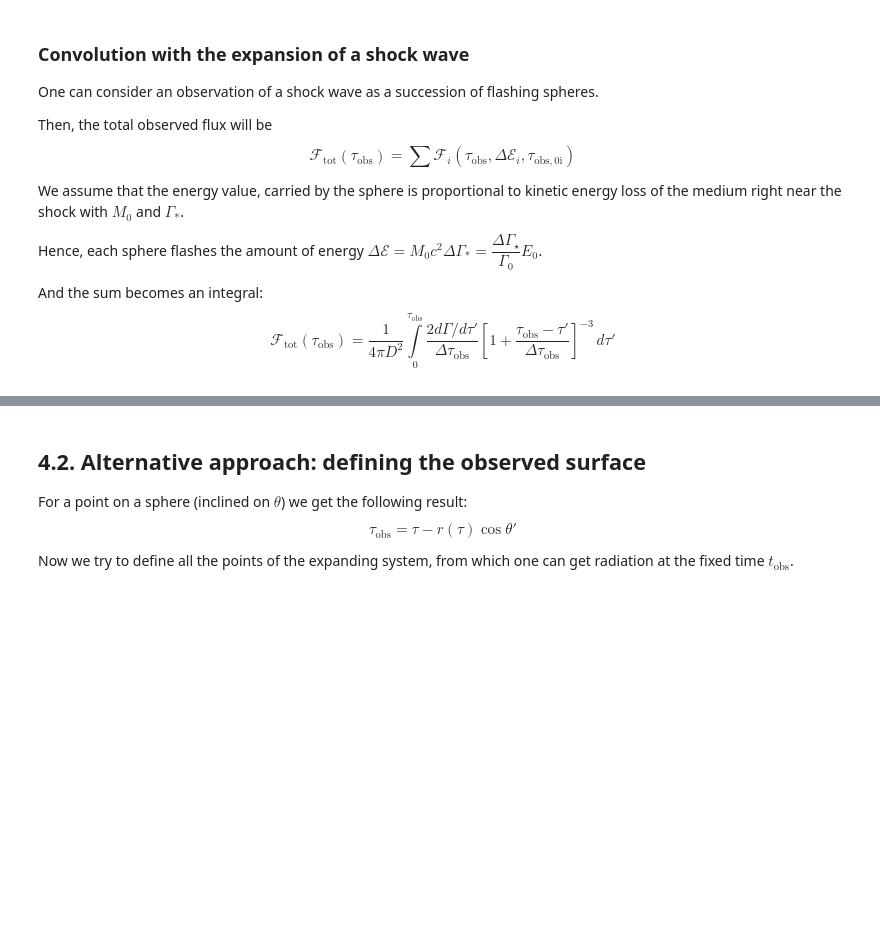
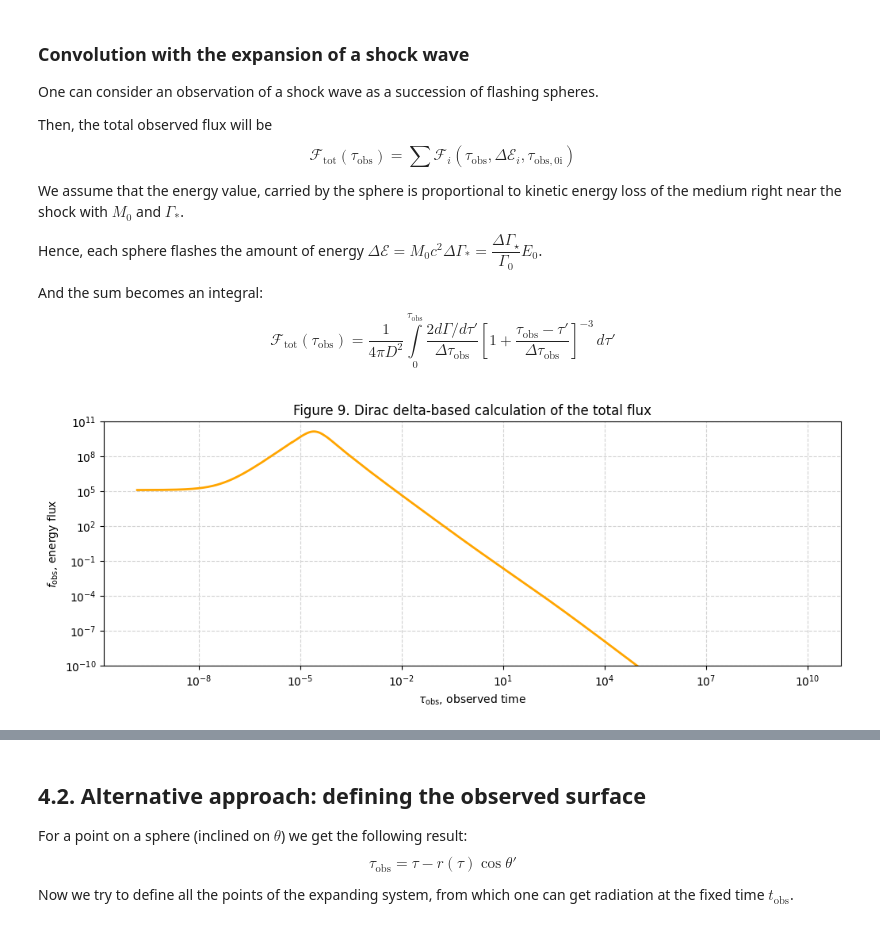
Before and after one commit to KleimenovM/GRBRemnant, a Jupyter notebook: Kleimenov_Schwenkreis_-_Gamma-ray_birsts.ipynb, the cells around one changed output, grey strips where cells are left out. Saved outputs shown, nothing was run; the diff lists cells and outputs as text; code cells hidden in the pictures; blank space fills up the shorter version.

Commit message:
A simple calculation of the bolometric flux added

```diff
--- a/Kleimenov_Schwenkreis_-_Gamma-ray_birsts.ipynb
+++ b/Kleimenov_Schwenkreis_-_Gamma-ray_birsts.ipynb
@@ -514,5 +514,25 @@ And the sum becomes an integral:
 $$ \mathcal{F}_\mathrm{tot}(\tau_\mathrm{obs}) = \dfrac{1}{4\pi D^2}\int\limits_{0}^{\tau_\mathrm{obs}} \dfrac{2d\Gamma/d\tau'}{\Delta \tau_\mathrm{obs}}\left[ 1 + \frac{\tau_\mathrm{obs} - \tau'}{\Delta \tau_\mathrm{obs}} \right]^{-3}\,d\tau' $$
 # %%
 from scipy.integrate import simpson
+# %%
+# plot the delta-like flux
+gammas = gamma_star(radius_values, gamma0)
+dg_dt_lab = np.diff(gammas) / np.diff(t_obs)
+betas = np.sqrt(1 - gammas**(-2))
+
+plt.figure(figsize=(12, 4))
+plt.title("Figure 9. Dirac delta-based calculation of the total flux")
+plt.plot(t_obs[1:], -dg_dt_lab * (1 - betas[1:])**(-1), color='orange', linewidth=2)
+plt.grid(linestyle='--', color='lightgray')
+
+plt.yscale('log')
+plt.ylabel(r'$f_\mathrm{obs}$, energy flux')
+plt.ylim(1e-10, 1e11)
+plt.xscale('log')
+plt.xlabel(r"$\tau_\mathrm{obs}$, observed time")
+
+plt.show()
+# %% [output]
+[figure, added]
 # %%
 gammas = gamma_star(radius_values, gamma0)
```
Also changed, not shown: parts of 2 cells of this notebook.
